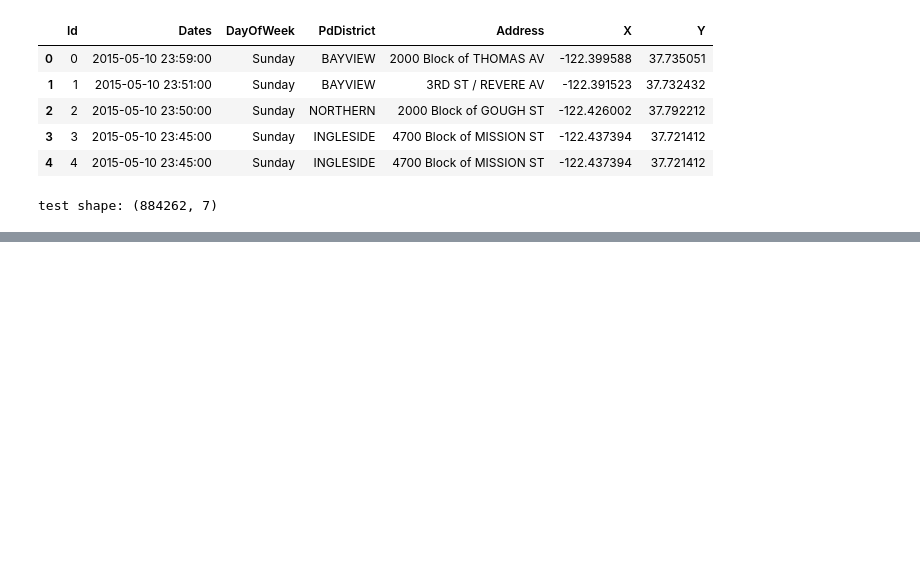
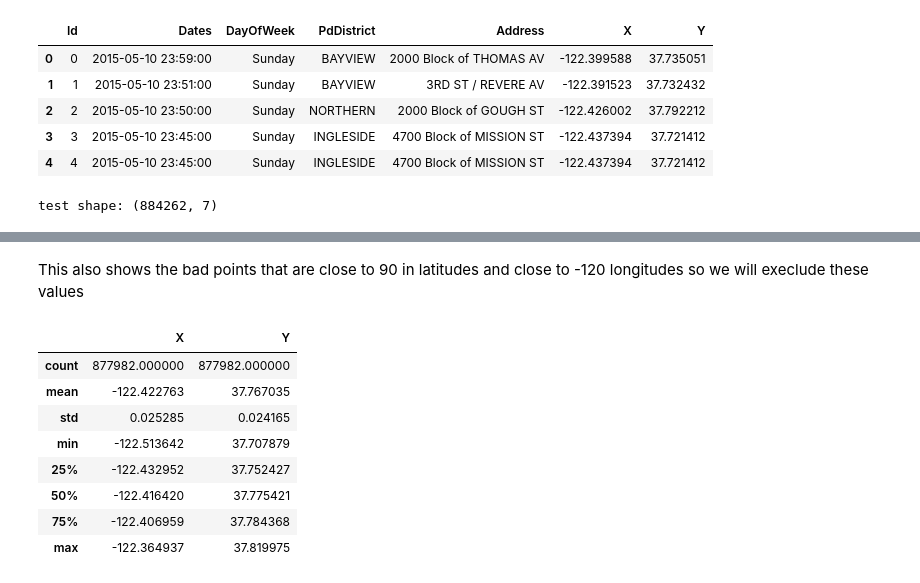
Before and after one commit to yousefzook/Crime-Classification-ML, a Jupyter notebook: San Francisco Crime Classification.ipynb, the cells around one changed output, grey strips where cells are left out. Saved outputs shown, nothing was run; the diff lists cells and outputs as text; code cells hidden in the pictures; blank space fills up the shorter version.

```diff
--- a/San Francisco Crime Classification.ipynb
+++ b/San Francisco Crime Classification.ipynb
@@ -51,0 +95,18 @@ pandas.core.series.Series
+# %% [markdown]
+This also shows the bad points that are close to 90 in latitudes and close to -120 longitudes so we will execlude these values
+# %%
+# eliminate rows with latitudes out of San Francisco range
+train_df = train_df.drop(train_df[(train_df['Y'] > 37.84) | (train_df['Y'] < 37.7)].index)
+# eliminate rows with longitudes out of San Francisco range
+train_df = train_df.drop(train_df[((train_df['X'] > -122.32) | (train_df['X'] < -122.52))].index)
+train_df.describe()
+# %% [output]
+|  | X | Y |
+| count | 877982.000000 | 877982.000000 |
+| mean | -122.422763 | 37.767035 |
+| std | 0.025285 | 0.024165 |
+| min | -122.513642 | 37.707879 |
+| 25% | -122.432952 | 37.752427 |
+| 50% | -122.416420 | 37.775421 |
+| 75% | -122.406959 | 37.784368 |
+| max | -122.364937 | 37.819975 |
```
Also changed, not shown: parts of 12 cells of this notebook, 1 other file.
